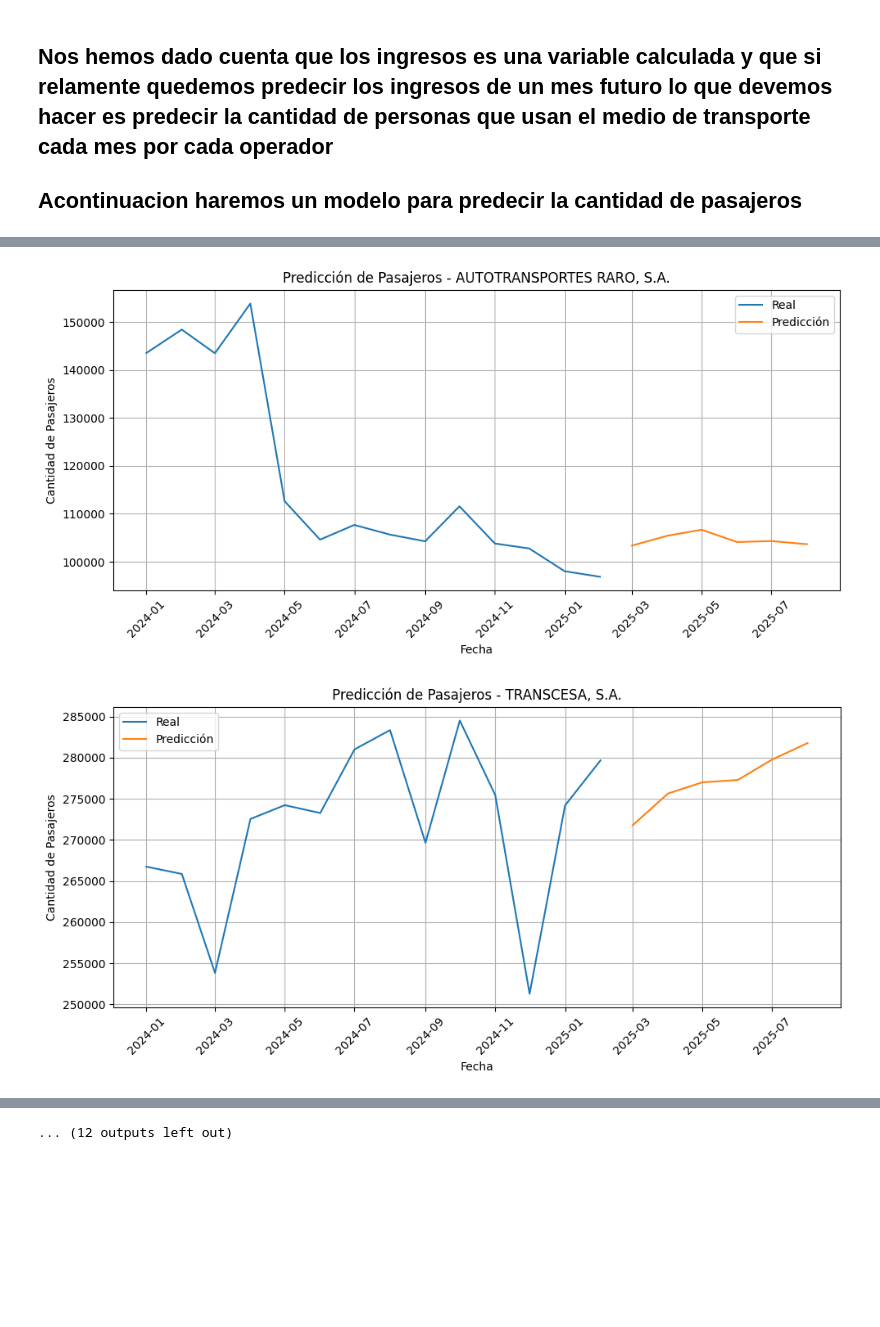
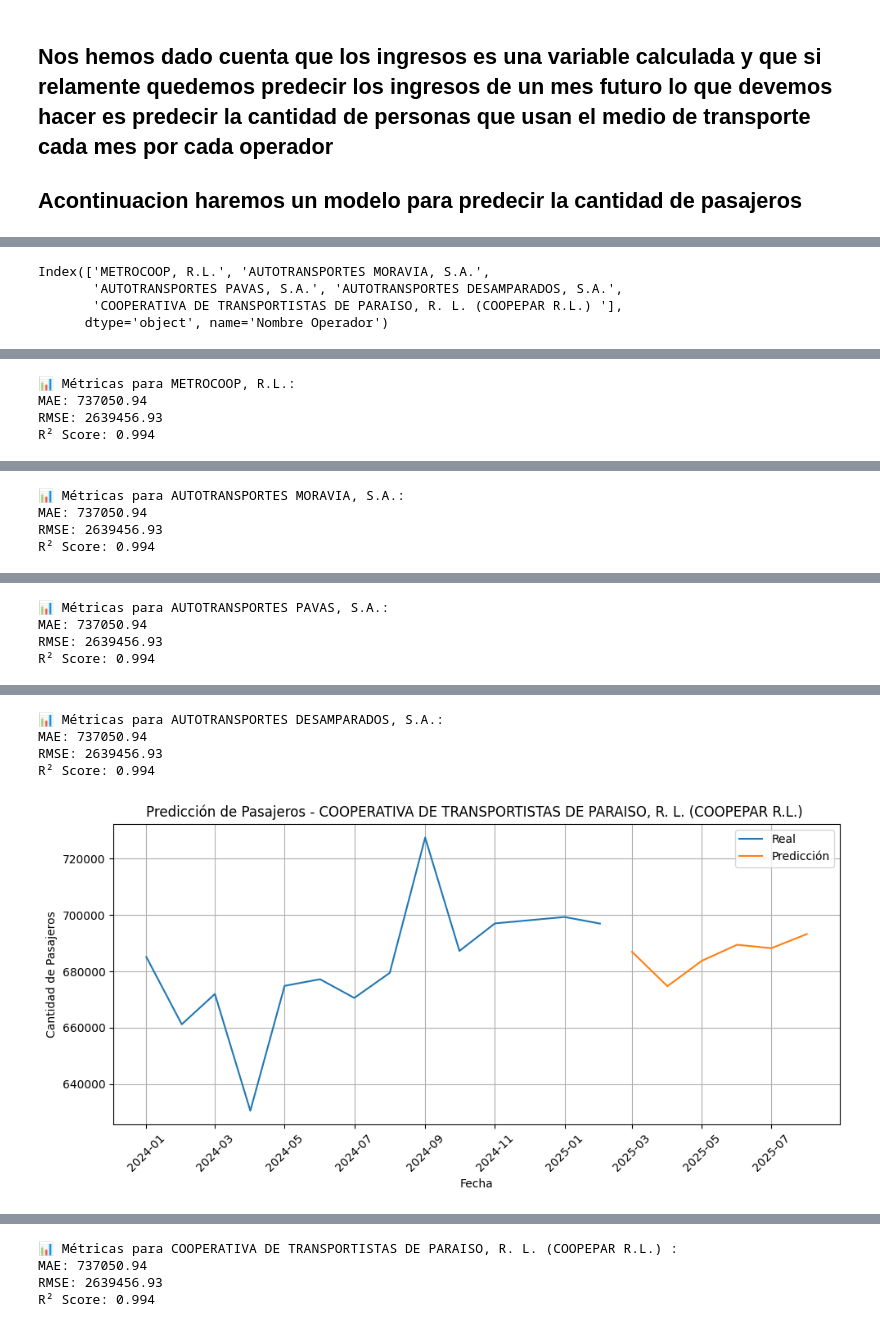
Before and after one commit to keilynagc/transporteCR, a Jupyter notebook: src/data_analysis.ipynb, the cells around one changed output, grey strips where cells are left out. Saved outputs shown, nothing was run; the diff lists cells and outputs as text; code cells hidden in the pictures; blank space fills up the shorter version.

```diff
--- a/src/data_analysis.ipynb
+++ b/src/data_analysis.ipynb
@@ -21,6 +21,10 @@ df_tarifas = pd.read_csv(root+tarifas)
 # obtener nombre de los files en un folder
 pasajeros_files = root + pasajeros
 files = os.listdir(pasajeros_files)
+try:
+    files.remove(".ipynb_checkpoints")
+except:
+    files= files
 print(files)
 df_pasajeros = pd.DataFrame()
 for file in files:
@@ -345,7 +327,12 @@ See the caveats in the documentation: https://pandas.pydata.org/pandas-docs/stab
 # %%
+import numpy as np
+# 4. Obtener los 5 operadores con más pasajeros acumulados
+top_operadores = df_agg.groupby("Nombre Operador")["pasajeros_totales"].sum().nlargest(5).index
+print(top_operadores)
+
 
 # 4. Predecir por operador
-for operador in operadores:
+for operador in top_operadores:
     df_op = df_agg[df_agg["Nombre Operador"] == operador]
 
     # Variables predictoras y objetivo
@@ -390,4 +377,20 @@ for operador in operadores:
     plt.xticks(rotation=45)
     plt.tight_layout()
     plt.show()
+
+
+    # Calcular métricas
+    mae = mean_absolute_error(y_test, y_pred)
+    mse = mean_squared_error(y_test, y_pred)
+    rmse = np.sqrt(mse)
+    r2 = r2_score(y_test, y_pred)
+
+    print(f"\n📊 Métricas para {operador}:")
+    print(f"MAE: {mae:.2f}")
+    print(f"RMSE: {rmse:.2f}")
+    print(f"R² Score: {r2:.3f}")
 # %% [output]
+Index(['METROCOOP, R.L.', 'AUTOTRANSPORTES MORAVIA, S.A.',
+       'AUTOTRANSPORTES PAVAS, S.A.', 'AUTOTRANSPORTES DESAMPARADOS, S.A.',
+       'COOPERATIVA DE TRANSPORTISTAS DE PARAISO, R. L. (COOPEPAR R.L.) '],
+      dtype='object', name='Nombre Operador')
@@ -394,0 +398,4 @@ for operador in operadores:
+📊 Métricas para METROCOOP, R.L.:
+MAE: 737050.94
+RMSE: 2639456.93
+R² Score: 0.994
@@ -395,0 +403,4 @@ for operador in operadores:
+📊 Métricas para AUTOTRANSPORTES MORAVIA, S.A.:
+MAE: 737050.94
+RMSE: 2639456.93
+R² Score: 0.994
@@ -396,0 +408,4 @@ for operador in operadores:
+📊 Métricas para AUTOTRANSPORTES PAVAS, S.A.:
+MAE: 737050.94
+RMSE: 2639456.93
+R² Score: 0.994
@@ -398,2 +413,5 @@ for operador in operadores:
+📊 Métricas para AUTOTRANSPORTES DESAMPARADOS, S.A.:
+MAE: 737050.94
+RMSE: 2639456.93
+R² Score: 0.994
-[figure, old version]
+[figure, new version]
-[figure, removed]
@@ -406 +418,4 @@ for operador in operadores:
-... (12 outputs left out)
+📊 Métricas para COOPERATIVA DE TRANSPORTISTAS DE PARAISO, R. L. (COOPEPAR R.L.) :
+MAE: 737050.94
+RMSE: 2639456.93
+R² Score: 0.994
```
Also changed, not shown: parts of 15 cells of this notebook, 1 other file.
